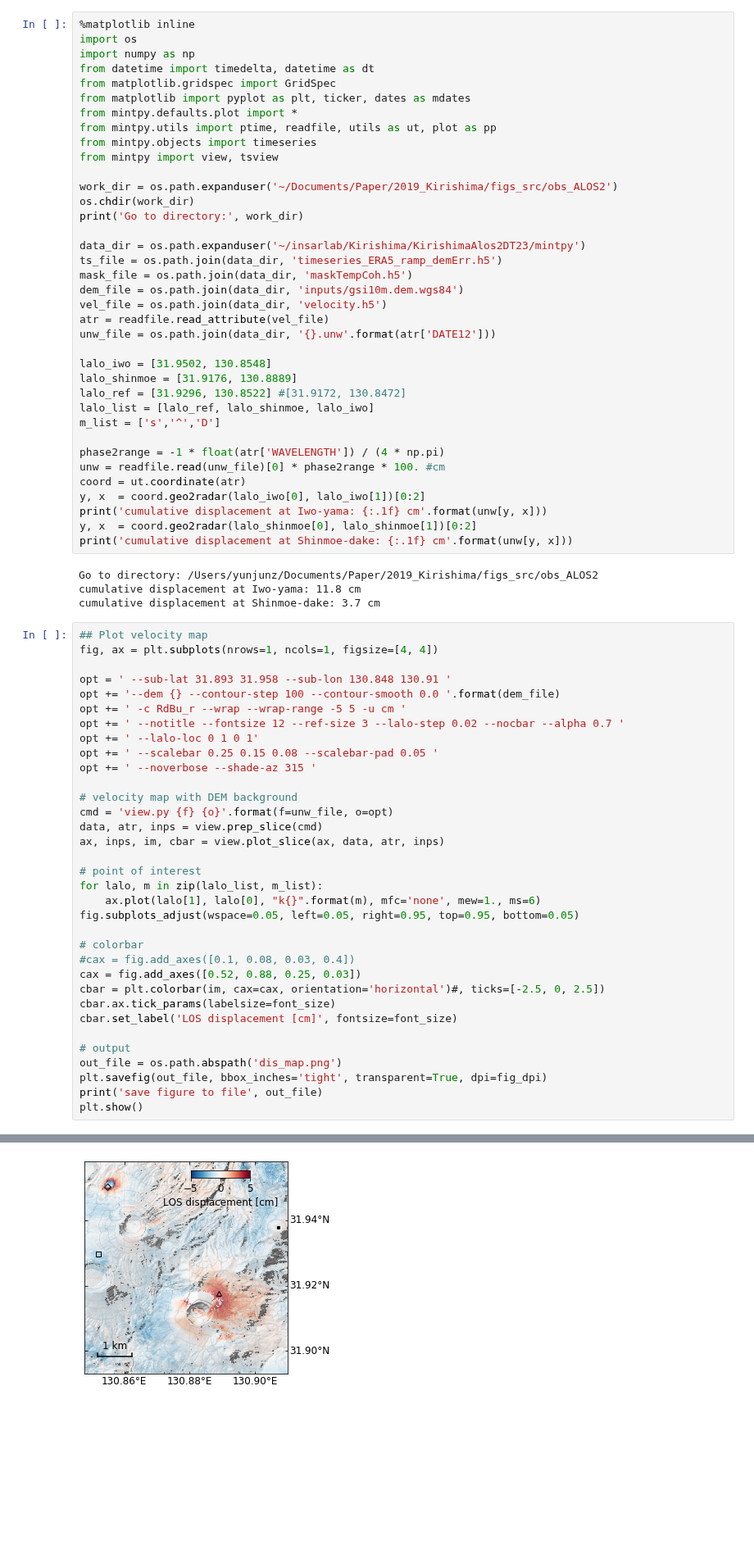
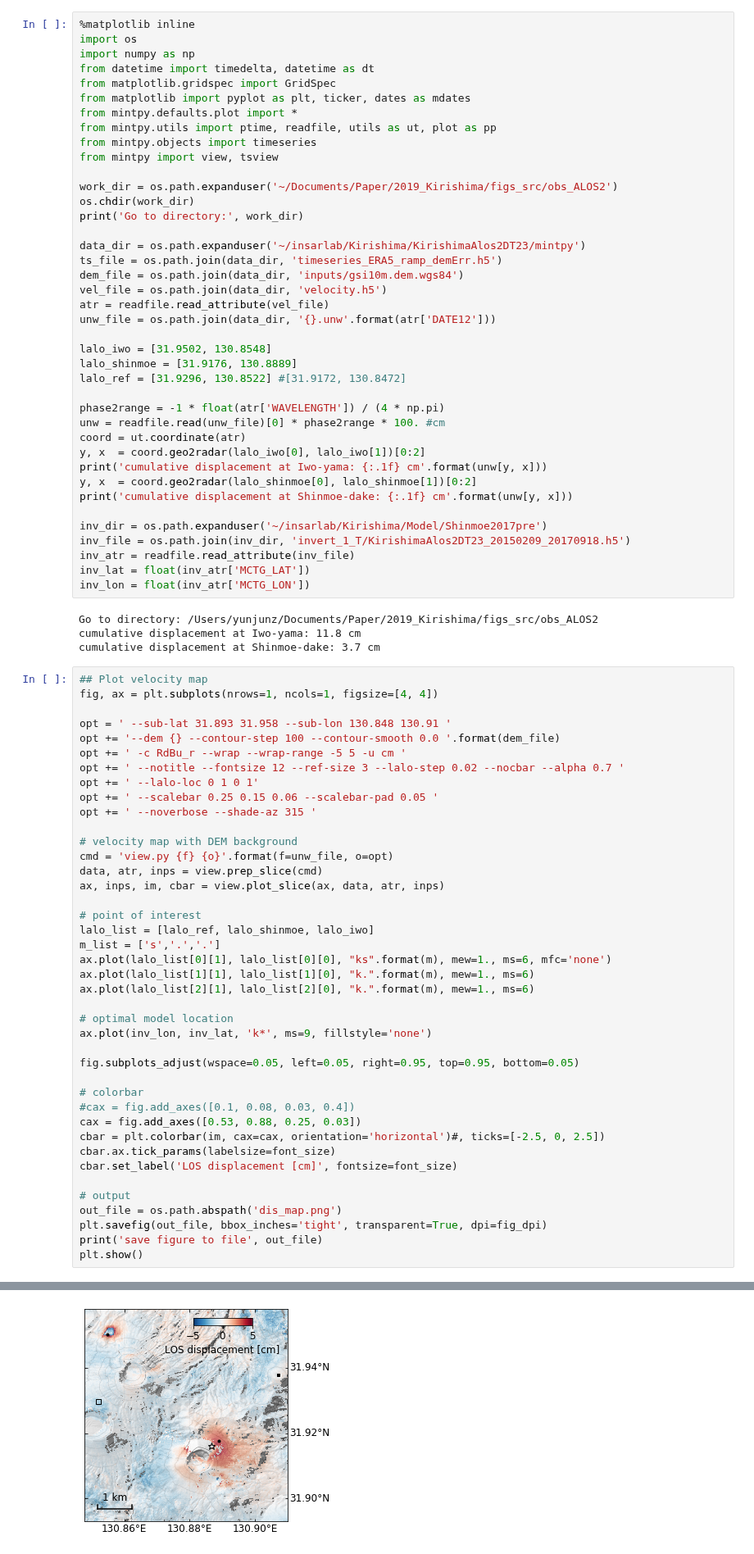
Before and after one commit to geodesymiami/2021-Kirishima, a Jupyter notebook: Fig_5_observation_ALOS2.ipynb, the cells around one changed output, grey strips where cells are left out. Shown at 82% size. Cells and saved outputs as stored; diff of their text form; blank space fills up the shorter version.

```diff
--- a/Fig_5_observation_ALOS2.ipynb
+++ b/Fig_5_observation_ALOS2.ipynb
@@ -18,7 +18,6 @@ print('Go to directory:', work_dir)
 
 data_dir = os.path.expanduser('~/insarlab/Kirishima/KirishimaAlos2DT23/mintpy')
 ts_file = os.path.join(data_dir, 'timeseries_ERA5_ramp_demErr.h5')
-mask_file = os.path.join(data_dir, 'maskTempCoh.h5')
 dem_file = os.path.join(data_dir, 'inputs/gsi10m.dem.wgs84')
 vel_file = os.path.join(data_dir, 'velocity.h5')
 atr = readfile.read_attribute(vel_file)
@@ -27,8 +26,6 @@ unw_file = os.path.join(data_dir, '{}.unw'.format(atr['DATE12']))
 lalo_iwo = [31.9502, 130.8548]
 lalo_shinmoe = [31.9176, 130.8889]
 lalo_ref = [31.9296, 130.8522] #[31.9172, 130.8472]
-lalo_list = [lalo_ref, lalo_shinmoe, lalo_iwo]
-m_list = ['s','^','D']
 
 phase2range = -1 * float(atr['WAVELENGTH']) / (4 * np.pi)
 unw = readfile.read(unw_file)[0] * phase2range * 100. #cm
@@ -37,6 +34,12 @@ y, x  = coord.geo2radar(lalo_iwo[0], lalo_iwo[1])[0:2]
 print('cumulative displacement at Iwo-yama: {:.1f} cm'.format(unw[y, x]))
 y, x  = coord.geo2radar(lalo_shinmoe[0], lalo_shinmoe[1])[0:2]
 print('cumulative displacement at Shinmoe-dake: {:.1f} cm'.format(unw[y, x]))
+
+inv_dir = os.path.expanduser('~/insarlab/Kirishima/Model/Shinmoe2017pre')
+inv_file = os.path.join(inv_dir, 'invert_1_T/KirishimaAlos2DT23_20150209_20170918.h5')
+inv_atr = readfile.read_attribute(inv_file)
+inv_lat = float(inv_atr['MCTG_LAT'])
+inv_lon = float(inv_atr['MCTG_LON'])
 # %% [output]
 Go to directory: /Users/yunjunz/Documents/Paper/2019_Kirishima/figs_src/obs_ALOS2
 cumulative displacement at Iwo-yama: 11.8 cm
@@ -46,38 +49,45 @@ cumulative displacement at Shinmoe-dake: 3.7 cm
 fig, ax = plt.subplots(nrows=1, ncols=1, figsize=[4, 4])
 
 opt = ' --sub-lat 31.893 31.958 --sub-lon 130.848 130.91 '
 opt += '--dem {} --contour-step 100 --contour-smooth 0.0 '.format(dem_file)
 opt += ' -c RdBu_r --wrap --wrap-range -5 5 -u cm '
 opt += ' --notitle --fontsize 12 --ref-size 3 --lalo-step 0.02 --nocbar --alpha 0.7 '
 opt += ' --lalo-loc 0 1 0 1'
-opt += ' --scalebar 0.25 0.15 0.08 --scalebar-pad 0.05 '
+opt += ' --scalebar 0.25 0.15 0.06 --scalebar-pad 0.05 '
 opt += ' --noverbose --shade-az 315 '
 
 # velocity map with DEM background
 cmd = 'view.py {f} {o}'.format(f=unw_file, o=opt)
 data, atr, inps = view.prep_slice(cmd)
 ax, inps, im, cbar = view.plot_slice(ax, data, atr, inps)
 
 # point of interest
-for lalo, m in zip(lalo_list, m_list):
-    ax.plot(lalo[1], lalo[0], "k{}".format(m), mfc='none', mew=1., ms=6)
+lalo_list = [lalo_ref, lalo_shinmoe, lalo_iwo]
+m_list = ['s','.','.']
+ax.plot(lalo_list[0][1], lalo_list[0][0], "ks".format(m), mew=1., ms=6, mfc='none')
+ax.plot(lalo_list[1][1], lalo_list[1][0], "k.".format(m), mew=1., ms=6)
+ax.plot(lalo_list[2][1], lalo_list[2][0], "k.".format(m), mew=1., ms=6)
+
+# optimal model location
+ax.plot(inv_lon, inv_lat, 'k*', ms=9, fillstyle='none')
+
 fig.subplots_adjust(wspace=0.05, left=0.05, right=0.95, top=0.95, bottom=0.05)
 
 # colorbar
 #cax = fig.add_axes([0.1, 0.08, 0.03, 0.4])
-cax = fig.add_axes([0.52, 0.88, 0.25, 0.03])
+cax = fig.add_axes([0.53, 0.88, 0.25, 0.03])
 cbar = plt.colorbar(im, cax=cax, orientation='horizontal')#, ticks=[-2.5, 0, 2.5])
 cbar.ax.tick_params(labelsize=font_size)
 cbar.set_label('LOS displacement [cm]', fontsize=font_size)
 
 # output
 out_file = os.path.abspath('dis_map.png')
 plt.savefig(out_file, bbox_inches='tight', transparent=True, dpi=fig_dpi)
 print('save figure to file', out_file)
 plt.show()
 # %% [output]
 save figure to file /Users/yunjunz/Documents/Paper/2019_Kirishima/figs_src/obs_ALOS2/dis_map.png
-[figure, old version]
+[figure, new version]
 # %%
 ## Read displacement time-series at points of interest
 obj = timeseries(ts_file)
```
Also changed, not shown: parts of 1 cell of this notebook, 3 other files.
